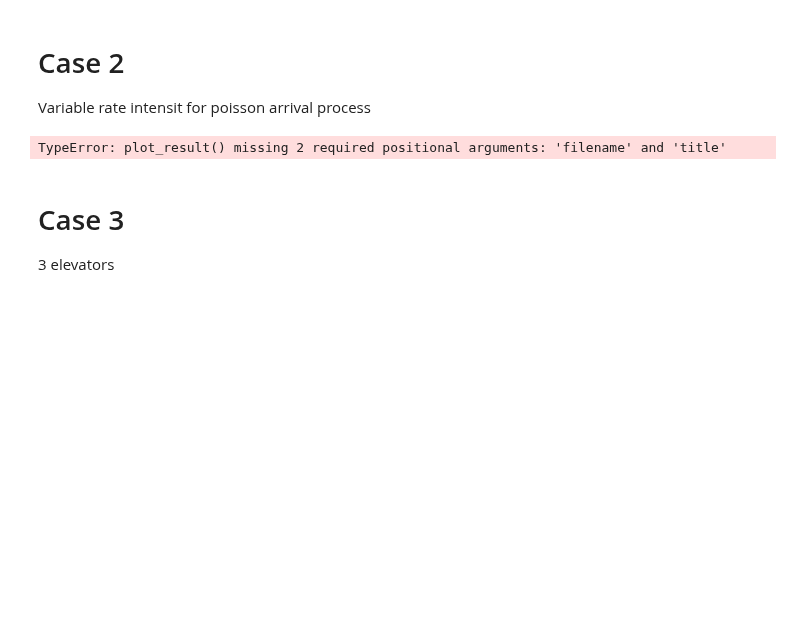
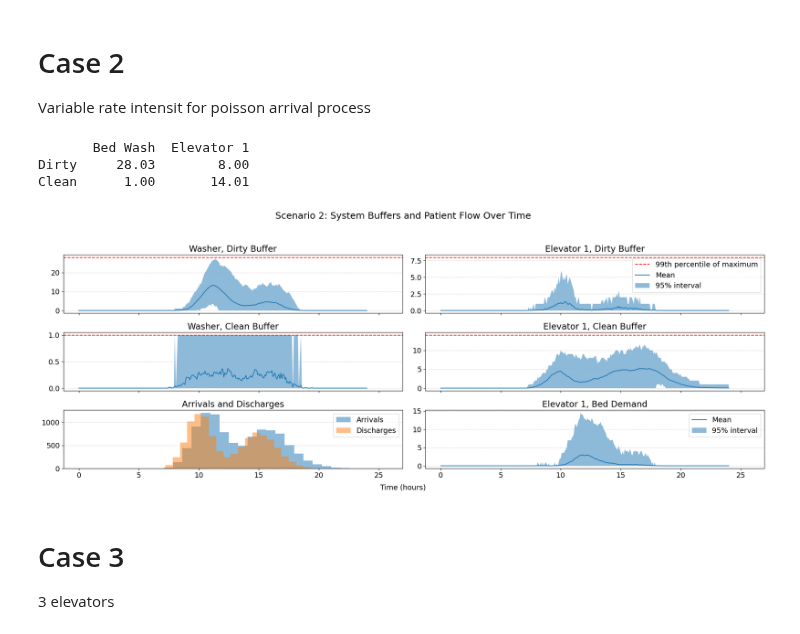
Before and after one commit to AntonJorg/stochastic_simulation, a Jupyter notebook: project2/cases.ipynb, the cells around one changed output. Cells and saved outputs as stored; diff of their text form; code cells hidden in the pictures; blank space fills up the shorter version.

```diff
--- a/project2/cases.ipynb
+++ b/project2/cases.ipynb
@@ -66,32 +67,35 @@ Variable rate intensit for poisson arrival process
 # %%
 from thinning import make_lambda_scaled, thinning_sampler
 
 
 def discharge_dist():
     t_max = 24
     n_target = 100  # Approximate expected number of events
     lambda_func, scale = make_lambda_scaled(n_target, t_max)
     t_vals = np.linspace(0, t_max, 1000)
     lambda_vals = lambda_func(t_vals)
     lambda_max = np.max(lambda_vals)
     return thinning_sampler(lambda_func, lambda_max, t_max)
 
 params = SimulationParams(
     discharge_dist,
     service_time_dist,
     transport_time_dist,
     distances,
     arrival_weights=np.ones(n_elevators) / n_elevators,
     discharge_weights=np.ones(n_elevators) / n_elevators,
     n_elevators=1,
-    n_robots=1,
+    n_robots=N_ROBOTS,
 )
 
 # events, data = simulate_system(params)
 buffers, demands, arrival_times, discharge_times, df = simulate_many(params, n_iters=N_ITERS)
 plot_result(params, buffers, demands, arrival_times, discharge_times, "scenario2", "Scenario 2")
 # %% [output]
-TypeError: plot_result() missing 2 required positional arguments: 'filename' and 'title'
+       Bed Wash  Elevator 1
+Dirty     28.03        8.00
+Clean      1.00       14.01
+[figure, added]
 # %% [markdown]
 # Case 3
 3 elevators
```
Also changed, not shown: parts of 5 cells of this notebook, 8 other files.
